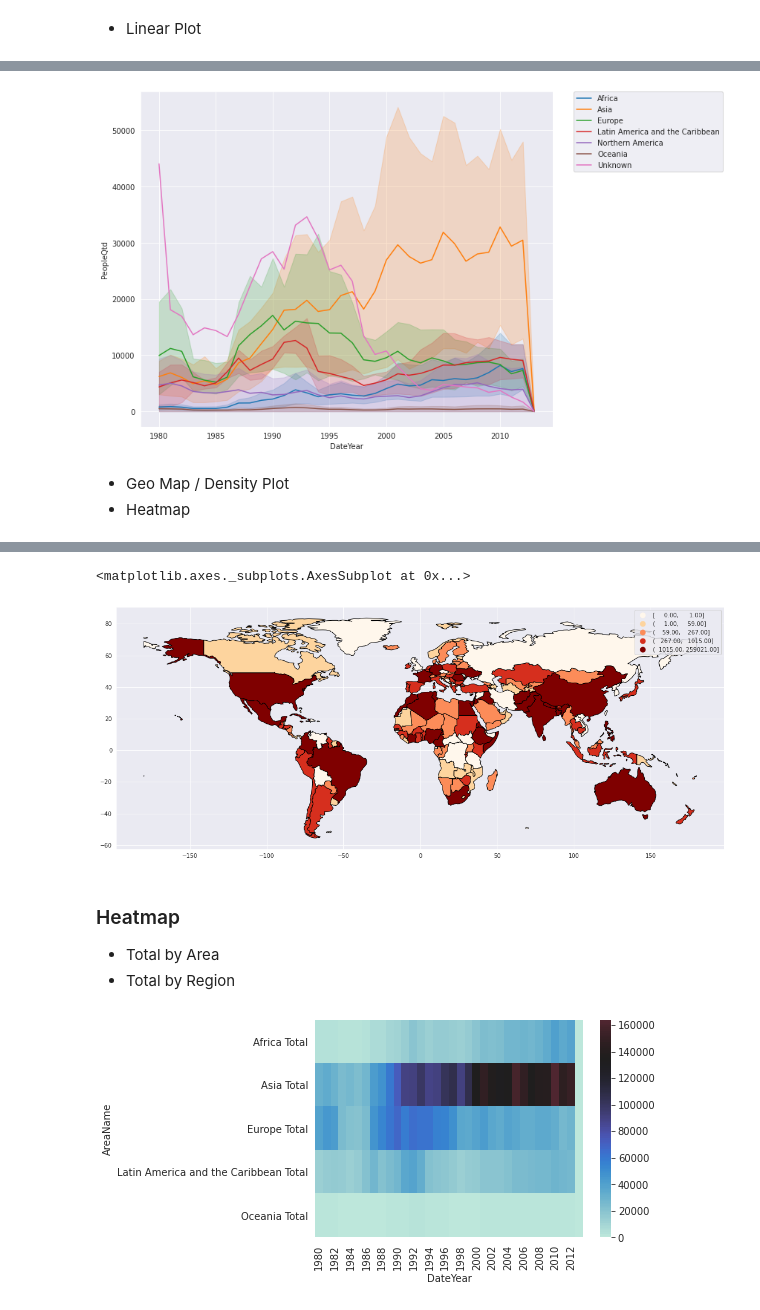
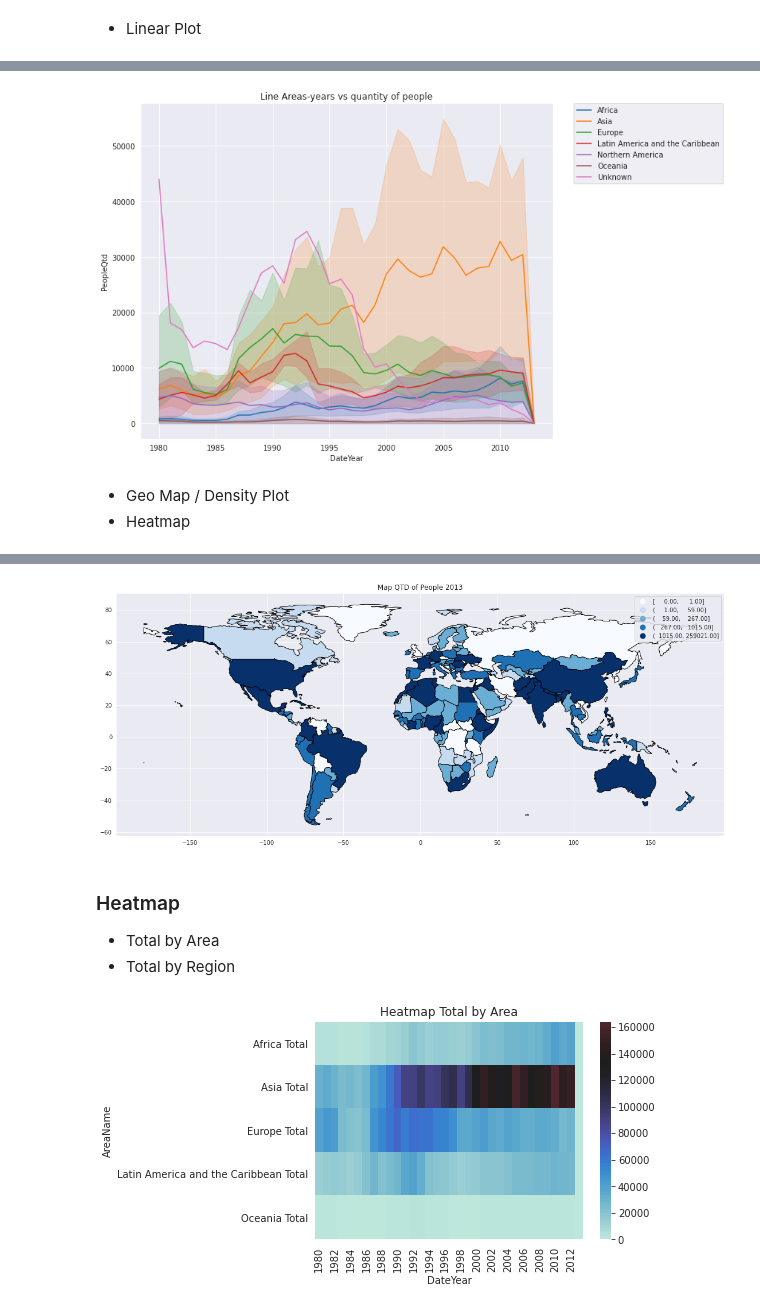
Before and after one commit to DaniloNunesMelo/Dan_Portfolio_Code, a Jupyter notebook: python-data-analysis/Inter-Migr-Flows-Canada/AppDan - Canada International Migration Flows.ipynb, the cells around one changed output, grey strips where cells are left out. Drawn from its saved outputs; the diff is of its cells as text; code cells hidden in the pictures.

```diff
--- a/python-data-analysis/Inter-Migr-Flows-Canada/AppDan - Canada International Migration Flows.ipynb
+++ b/python-data-analysis/Inter-Migr-Flows-Canada/AppDan - Canada International Migration Flows.ipynb
@@ -225,4 +244,5 @@ plt.tight_layout()
 # %%
+image4="Fig-LineYearArea.png"
 sns.set_style("darkgrid")
 f, axes = plt.subplots(1,1, figsize=(12,7))
 
@@ -232,8 +252,12 @@ XAreaName = sns.lineplot(data=df_canada_migration_flow, x="DateYear", y="PeopleQ
 plt.legend(bbox_to_anchor=(1.05, 1), loc=2, borderaxespad=0.)
 
 plt.tight_layout()
+
+plt.title('Line Areas-years vs quantity of people')
+
+plt.savefig(image4)
 # %% [output]
-[figure, old version]
+[figure, new version]
 # %%
 #df_canada_citizen_sort = df_canada_migration_citizen.sort_values('PeopleQtd',ascending = False).groupby('OdName').head(2)
 
@@ -274,6 +298,7 @@ world_canada[world_canada["RegName"]=="South America"].head(2)
 | 9 | 44293293.0 | South America | Argentina | ARG | 879400.0 | MULTIPOLYGON (((-68.63401 -52.636... | Immigrants | Foreigners | Argentina | 904 | ... |
 | 10 | 17789267.0 | South America | Chile | CHL | 436100.0 | MULTIPOLYGON (((-68.63401 -52.636... | Immigrants | Foreigners | Chile | 904 | ... |
 # %%
+image5="Map2013.png"
 #from mpl_toolkits.axes_grid1 import make_axes_locatable
 
 fig, ax = plt.subplots(1, 1, figsize=(19,10))
@@ -285,14 +310,17 @@ fig, ax = plt.subplots(1, 1, figsize=(19,10))
 world_canada.plot(column='PeopleQtd',
                   ax=ax,
                   edgecolor="black",
-                  cmap='OrRd', scheme='quantiles',
+                  cmap='Blues', scheme='quantiles',
                   legend=True,
 #                 cax=cax,
 #                  legend_kwds={'label': "Canada International Migration Flows by Country",'orientation': "horizontal"}
                  )
+
+plt.title('Map QTD of People 2013')
+
+plt.savefig(image5)
 # %% [output]
-<matplotlib.axes._subplots.AxesSubplot at 0x...>
-[figure, old version]
+[figure, new version]
 # %% [markdown]
 ### Heatmap
 
@@ -300,9 +328,14 @@ world_canada.plot(column='PeopleQtd',
 * Total by Region
 # %%
 # Total by Area
+image6="HeatmapArea.png"
 df_canada_migration_total_heat = df_canada_migration_total.pivot("AreaName","DateYear","PeopleQtd")
 ax = sns.heatmap(df_canada_migration_total_heat,center=df_canada_migration_total_heat.loc["Asia Total", 2000])
+
+plt.title('Heatmap Total by Area')
+
+plt.savefig(image6)
 # %% [output]
-[figure, old version]
+[figure, new version]
 # %%
 # Total by Region
```
Also changed, not shown: parts of 11 cells of this notebook, 8 other files.
